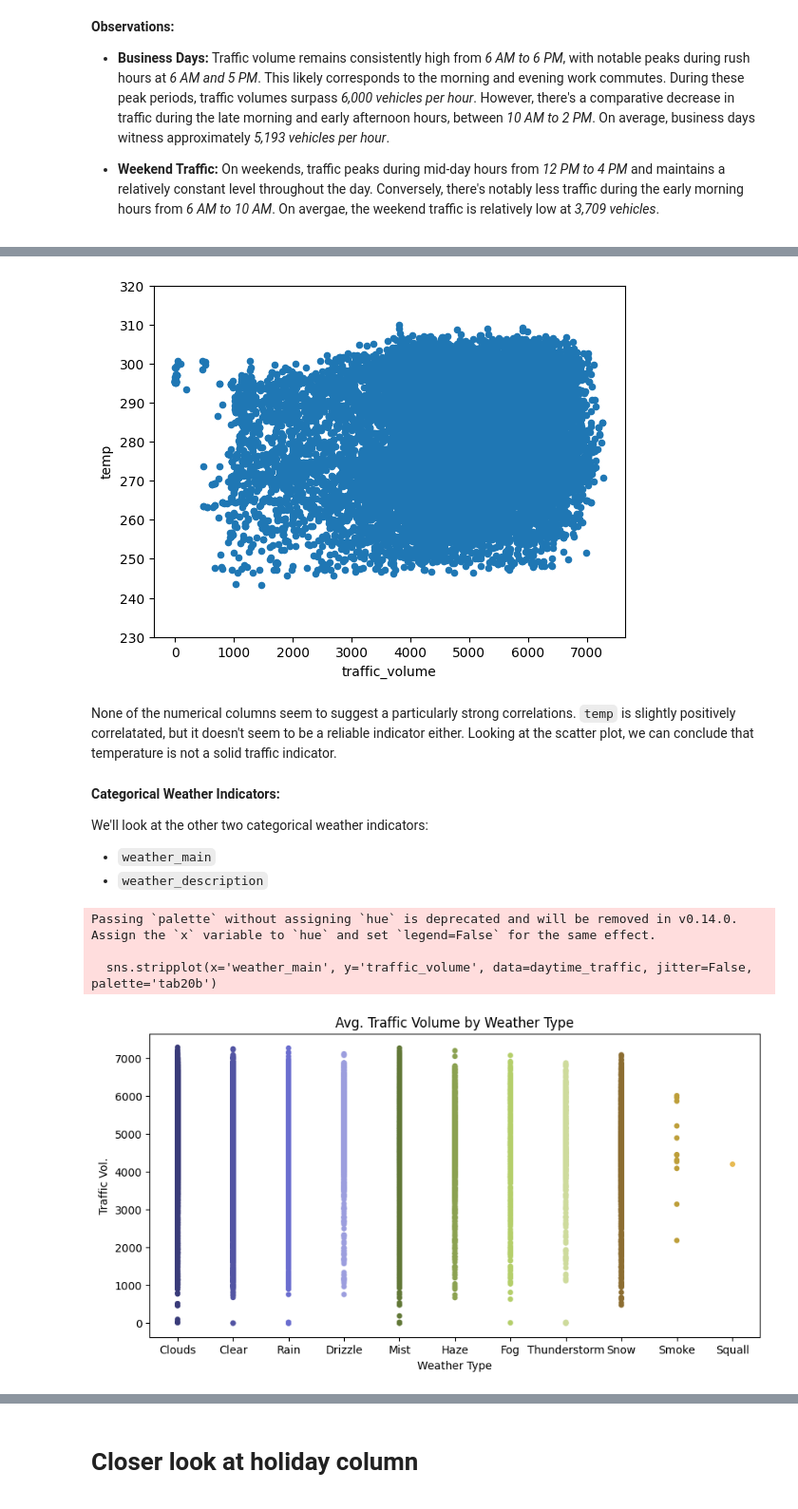
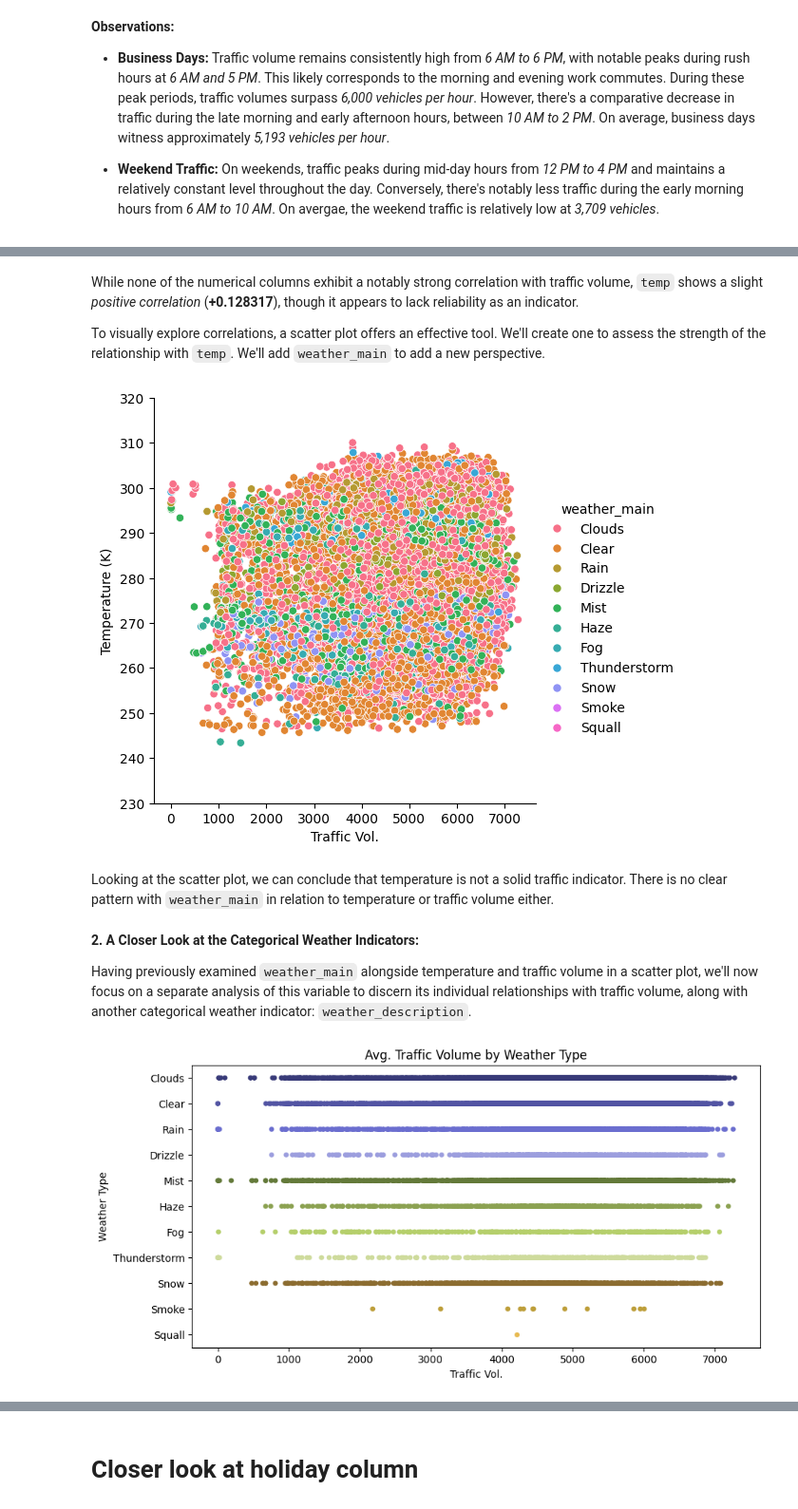
Before and after one commit to shree131/Heavy-Traffic-Indicators-Analysis, a Jupyter notebook: I94_heavy_traffic_indicators_analysis.ipynb, the cells around one changed output, grey strips where cells are left out. Shown at 95% size. Saved outputs shown, nothing was run; the diff lists cells and outputs as text; code cells hidden in the pictures.

Commit message:
Analyzed weather and temp indicators

```diff
--- a/I94_heavy_traffic_indicators_analysis.ipynb
+++ b/I94_heavy_traffic_indicators_analysis.ipynb
@@ -661,28 +664,33 @@ Name: traffic_volume, dtype: float64
+# %% [markdown]
+While none of the numerical columns exhibit a notably strong correlation with traffic volume, `temp` shows a slight *positive correlation* (**+0.128317**), though it appears to lack reliability as an indicator.
+
+To visually explore correlations, a scatter plot offers an effective tool. We'll create one to assess the strength of the relationship with `temp`. We'll add `weather_main` to add a new perspective.
 # %%
-# Plotting a scatter plot between temp and traffic
-weather_traffic.plot.scatter(x='traffic_volume', y='temp')
+# Visualize a scatter plot between temperature and traffic volume
+sns.relplot(data=daytime_traffic, x="traffic_volume", y="temp", hue='weather_main', color='navy')
+
+plt.xlabel('Traffic Vol.')
+plt.ylabel('Temperature (K)')
 plt.ylim(230, 320)
+
 plt.show()
 # %% [output]
-[figure, old version]
+[figure, new version]
-# %% [markdown]
-None of the numerical columns seem to suggest a particularly strong correlations. `temp` is slightly positively correlatated, but it doesn't seem to be a reliable indicator either. Looking at the scatter plot, we can conclude that temperature is not a solid traffic indicator.
-# %% [markdown]
-**Categorical Weather Indicators:**
-
-We'll look at the other two categorical weather indicators:
-* `weather_main`
-* `weather_description`
+# %% [markdown]
+Looking at the scatter plot, we can conclude that temperature is not a solid traffic indicator. There is no clear pattern with `weather_main` in relation to temperature or traffic volume either.
+# %% [markdown]
+**2. A Closer Look at the Categorical Weather Indicators:**
+
+Having previously examined `weather_main` alongside temperature and traffic volume in a scatter plot, we'll now focus on a separate analysis of this variable to discern its individual relationships with traffic volume, along with another categorical weather indicator: `weather_description`.
 # %%
 # Plot a stripplot between traffic_volume and weather_main
 plt.figure(figsize=(10, 5))
-sns.stripplot(x='weather_main', y='traffic_volume', data=daytime_traffic, jitter=False, palette='tab20b')
-plt.xlabel('Weather Type')
-plt.ylabel('Traffic Vol.')
+sns.stripplot(data=daytime_traffic, x='traffic_volume', y='weather_main', jitter=False, palette='tab20b', hue='weather_main', legend=False)
+
 plt.title('Avg. Traffic Volume by Weather Type')
+plt.xlabel('Traffic Vol.')
+plt.ylabel('Weather Type')
+
 plt.show()
 # %% [output]
-Passing `palette` without assigning `hue` is deprecated and will be removed in v0.14.0. Assign the `x` variable to `hue` and set `legend=False` for the same effect.
-
-  sns.stripplot(x='weather_main', y='traffic_volume', data=daytime_traffic, jitter=False, palette='tab20b')
-[figure, old version]
+[figure, new version]
```
Also changed, not shown: parts of 13 cells of this notebook.
